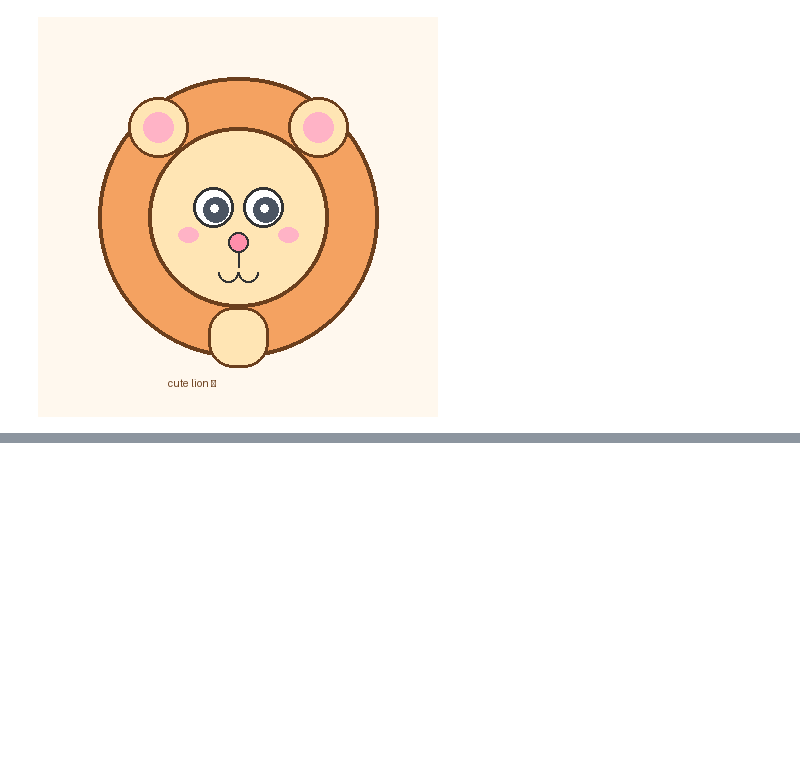
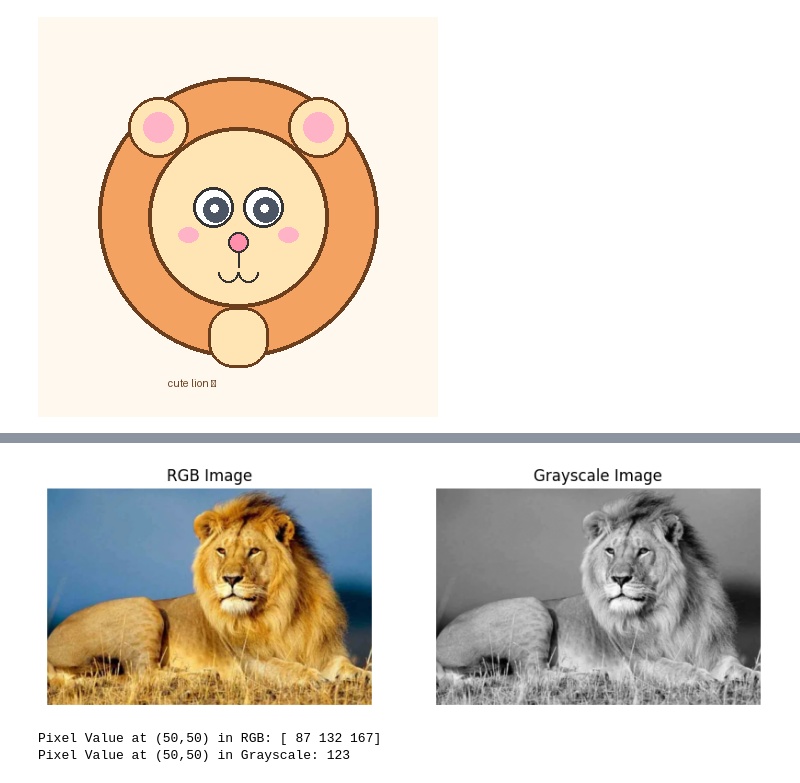
Before and after one commit to RAFA-CK/python4, a Jupyter notebook: image_creation.ipynb, the cells around one changed output, grey strips where cells are left out. Cells and saved outputs as stored; diff of their text form; code cells hidden in the pictures; blank space fills up the shorter version.

```diff
--- a/image_creation.ipynb
+++ b/image_creation.ipynb
@@ -308,0 +321,23 @@ display(img)
+# %%
+# Convert to grayscale
+image_gray = cv2.cvtColor(image, cv2.COLOR_BGR2GRAY)
+
+# Display both images
+fig, ax = plt.subplots(1, 2, figsize=(10, 5))
+ax[0].imshow(image_rgb)
+ax[0].set_title("RGB Image")
+ax[0].axis("off")
+
+ax[1].imshow(image_gray, cmap="gray")
+ax[1].set_title("Grayscale Image")
+ax[1].axis("off")
+
+plt.show()
+
+# Print pixel values
+print("Pixel Value at (50,50) in RGB:", image_rgb[50, 50])
+print("Pixel Value at (50,50) in Grayscale:", image_gray[50, 50])
+# %% [output]
+[figure, added]
+Pixel Value at (50,50) in RGB: [ 87 132 167]
+Pixel Value at (50,50) in Grayscale: 123
```
Also changed, not shown: parts of 3 cells of this notebook.
